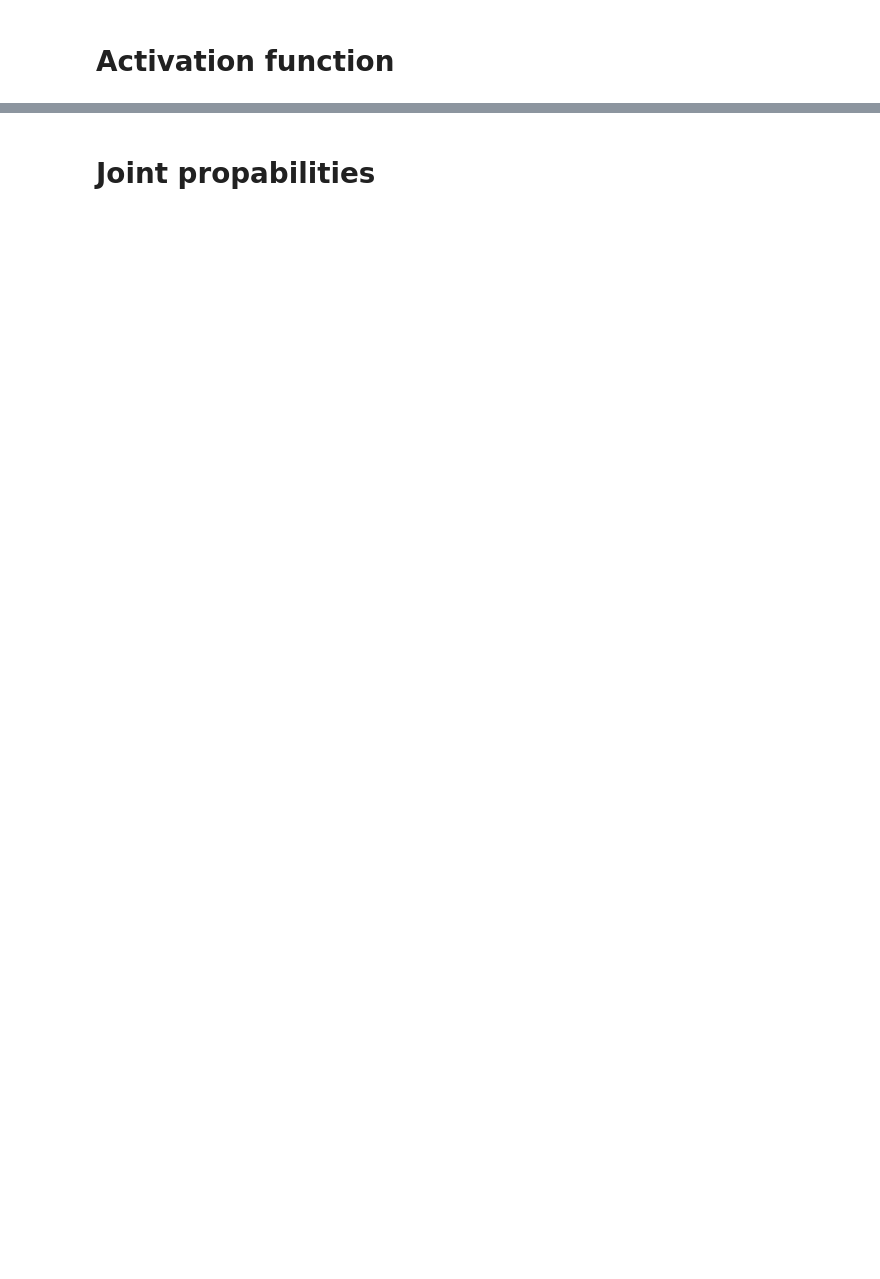
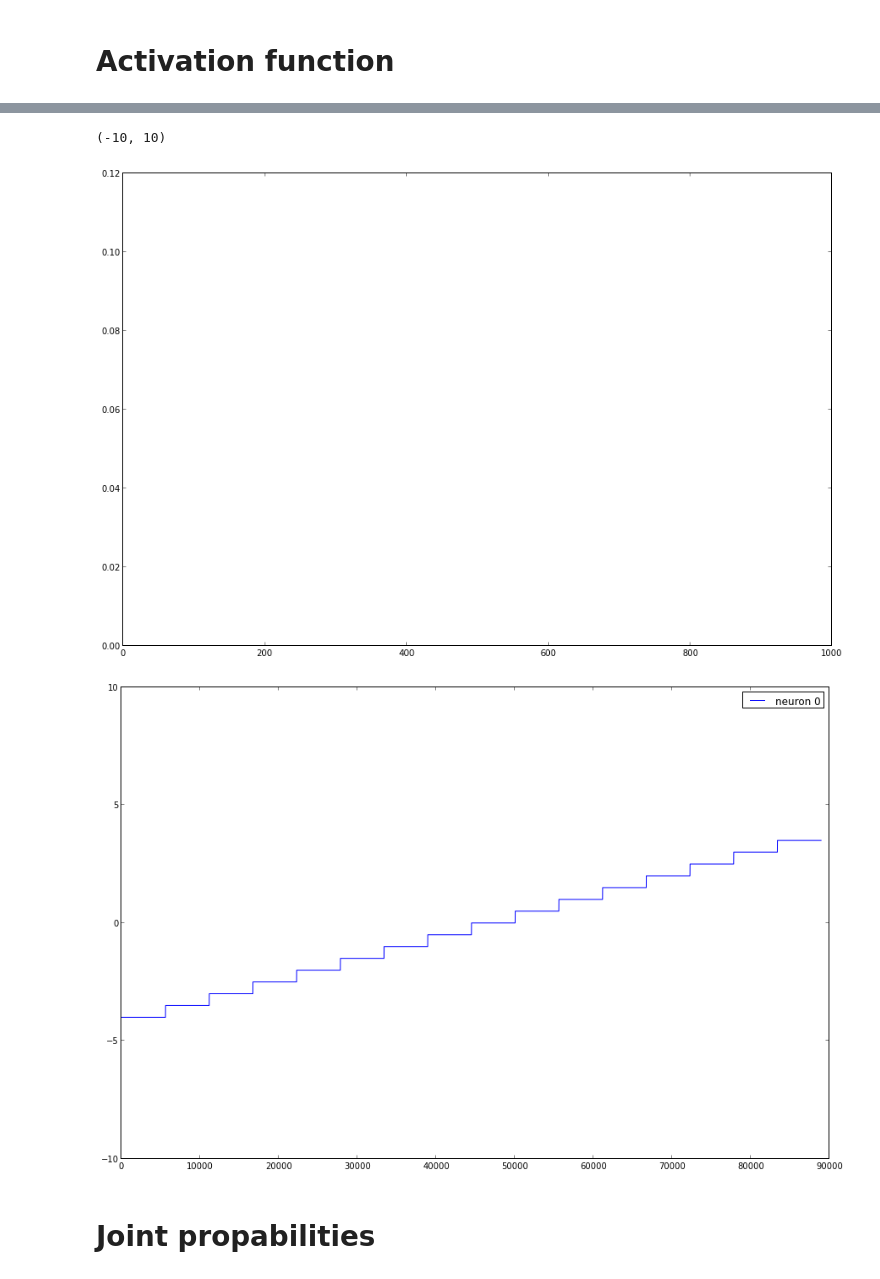
Before and after one commit to five-elephants/hw-neural-sampling, a Jupyter notebook: VHDL sampling.ipynb, the cells around one changed output, grey strips where cells are left out. Saved outputs shown, nothing was run; the diff lists cells and outputs as text; code cells hidden in the pictures; blank space fills up the shorter version.

```diff
--- a/VHDL sampling.ipynb
+++ b/VHDL sampling.ipynb
@@ -33,3 +35,13 @@ propabilities:
+# %%
+reload(e)
+fig = e.plot_spikes(s,f)
+xlim((0,1000))
+fig = e.plot_membrane(m)
+ylim((-10,10))
+# %% [output]
+(-10, 10)
+[figure, added]
+[figure, added]
 # %% [markdown]
 # Joint propabilities
 # %%
```
Also changed, not shown: parts of 5 cells of this notebook, 8 other files.
